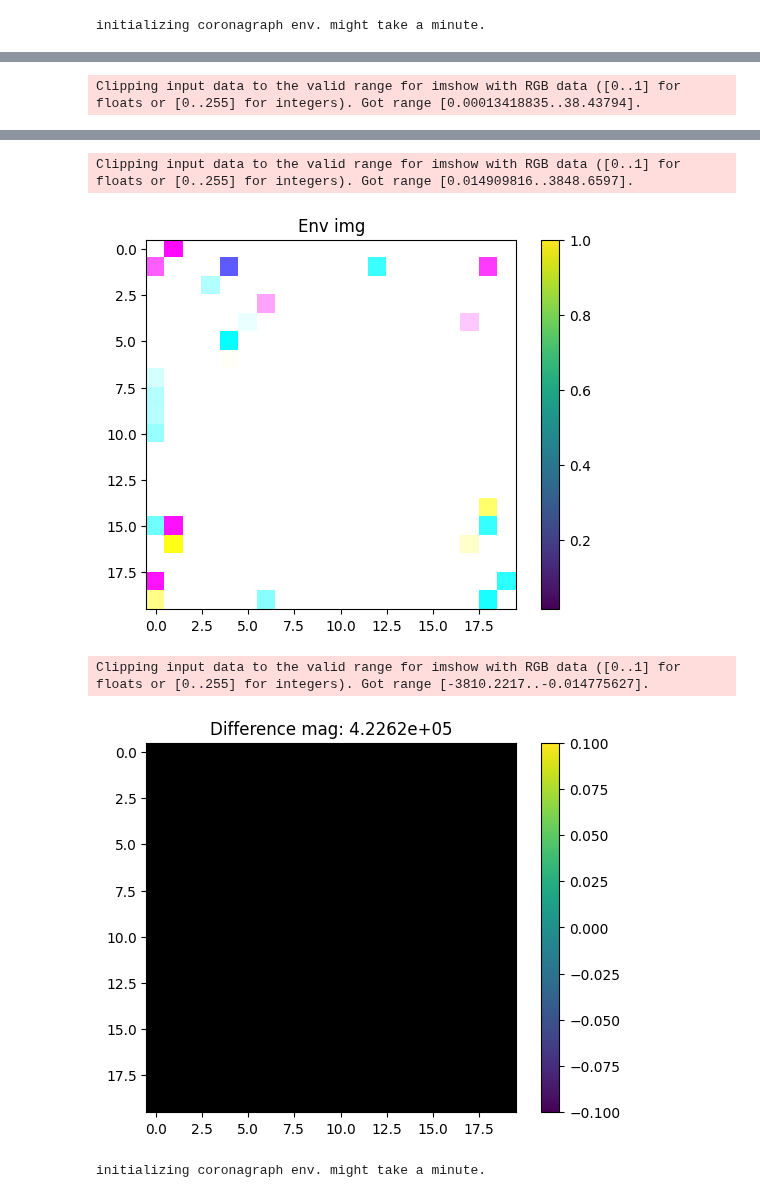
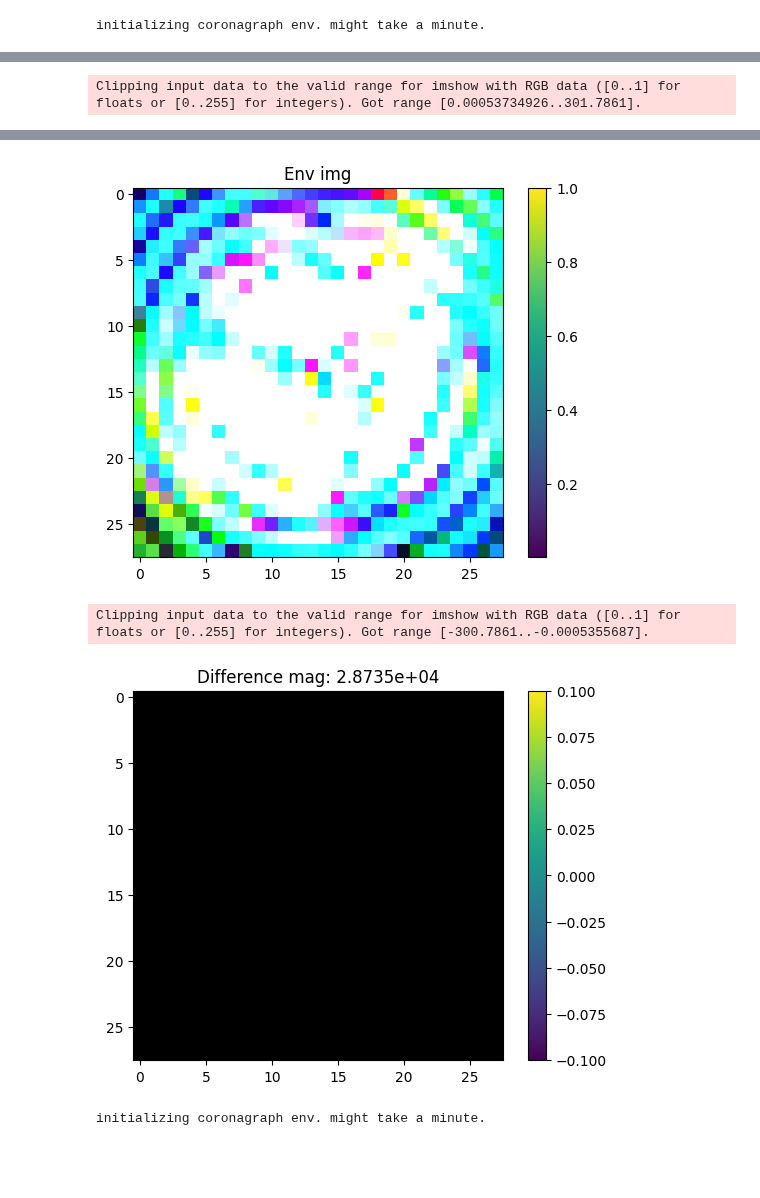
Before and after one commit to AlexeiKorolev/NASA-RL-Wavefront-Control, a Jupyter notebook: RL/testing.ipynb, the cells around one changed output, grey strips where cells are left out. Cells and saved outputs as stored; diff of their text form; code cells hidden in the pictures; blank space fills up the shorter version.

```diff
--- a/RL/testing.ipynb
+++ b/RL/testing.ipynb
@@ -14,7 +14,7 @@ The autoreload extension is already loaded. To reload it, use:
 import pickle
 
 
-with open("data/dataset99S25M_noisy.pkl", "rb") as f:
+with open("data/dataset100S100M_25S50E.pkl", "rb") as f:
     data = pickle.load(f)
 # %%
 env_config = data['meta']['environment_config'].copy()
@@ -40,15 +40,14 @@ index += 1
 
 
 img = data["images"][index].transpose((1, 2, 0))
+img = img / np.max(img)
 
-
-env.deformable_mirror.flatten()
-env.deformable_mirror.actuators = data["dm_settings"][index]
+env.set_relevant_dm(data["dm_settings"][index])
 contrast = env.get_contrast(delta_t=1e15)
 
 
 # env.set_dm(data["dm_settings"][index])
-env_img = env.generate_diversity_images(delta_t=1e-1, noise_enabled=False)
+env_img = env.generate_diversity_images(delta_t=1e-3, noise_enabled=False)
 env_img = env_img.transpose((1, 2, 0))
 
 plt.title(f"Contrast: {contrast:.2e}")
@@ -71 +71 @@ plt.show()
-Clipping input data to the valid range for imshow with RGB data ([0..1] for floats or [0..255] for integers). Got range [0.00013418835..38.43794].
+Clipping input data to the valid range for imshow with RGB data ([0..1] for floats or [0..255] for integers). Got range [0.00053734926..301.7861].
@@ -73,7 +72,6 @@ Clipping input data to the valid range for imshow with RGB data ([0..1] for floa
+[figure, new version]
-Clipping input data to the valid range for imshow with RGB data ([0..1] for floats or [0..255] for integers). Got range [0.014909816..3848.6597].
+Clipping input data to the valid range for imshow with RGB data ([0..1] for floats or [0..255] for integers). Got range [-300.7861..-0.0005355687].
-[figure, old version]
-Clipping input data to the valid range for imshow with RGB data ([0..1] for floats or [0..255] for integers). Got range [-3810.2217..-0.014775627].
-[figure, old version]
+[figure, new version]
 # %%
 env = CoronagraphEnvironment(
     num_modes=25,
```
Also changed, not shown: parts of 1 cell of this notebook, 10 other files.
